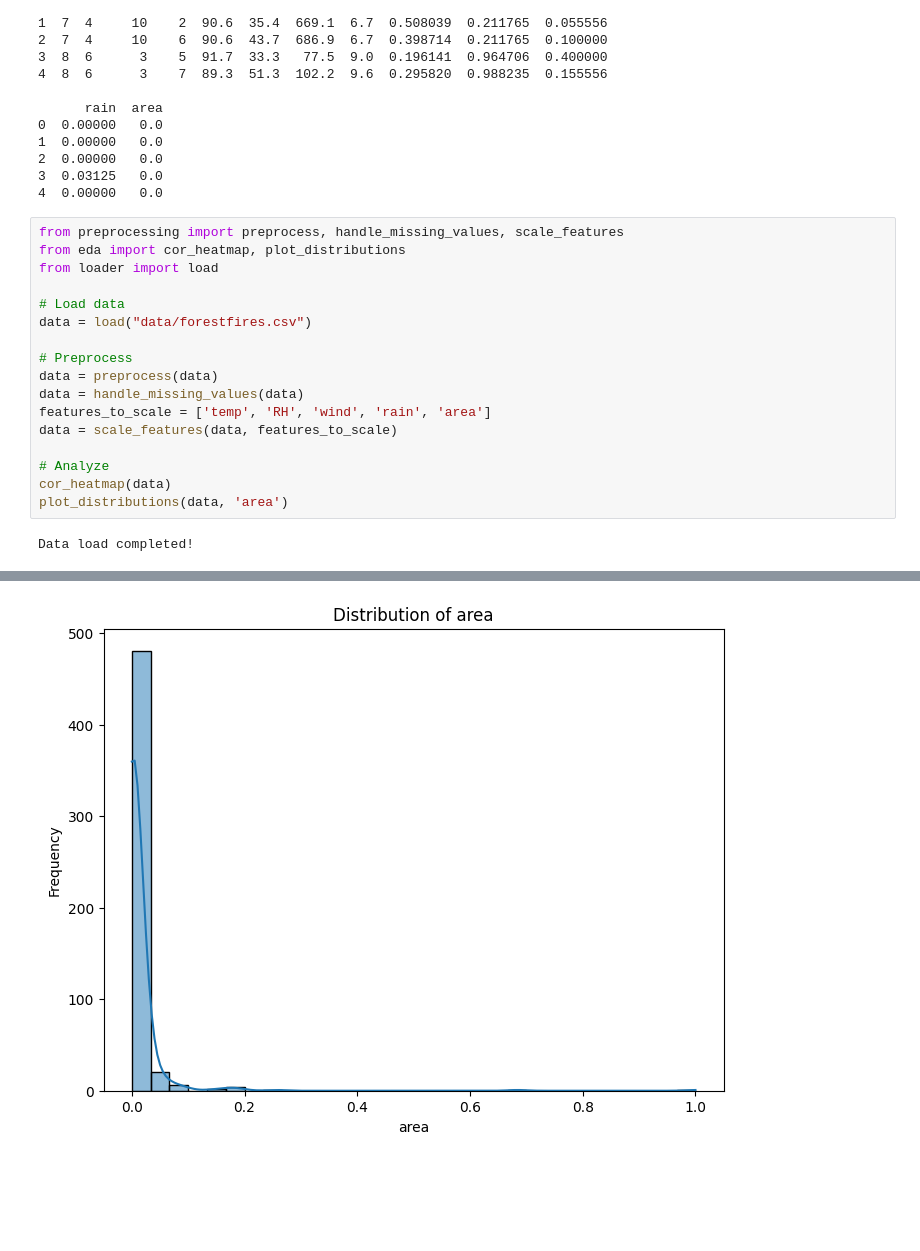
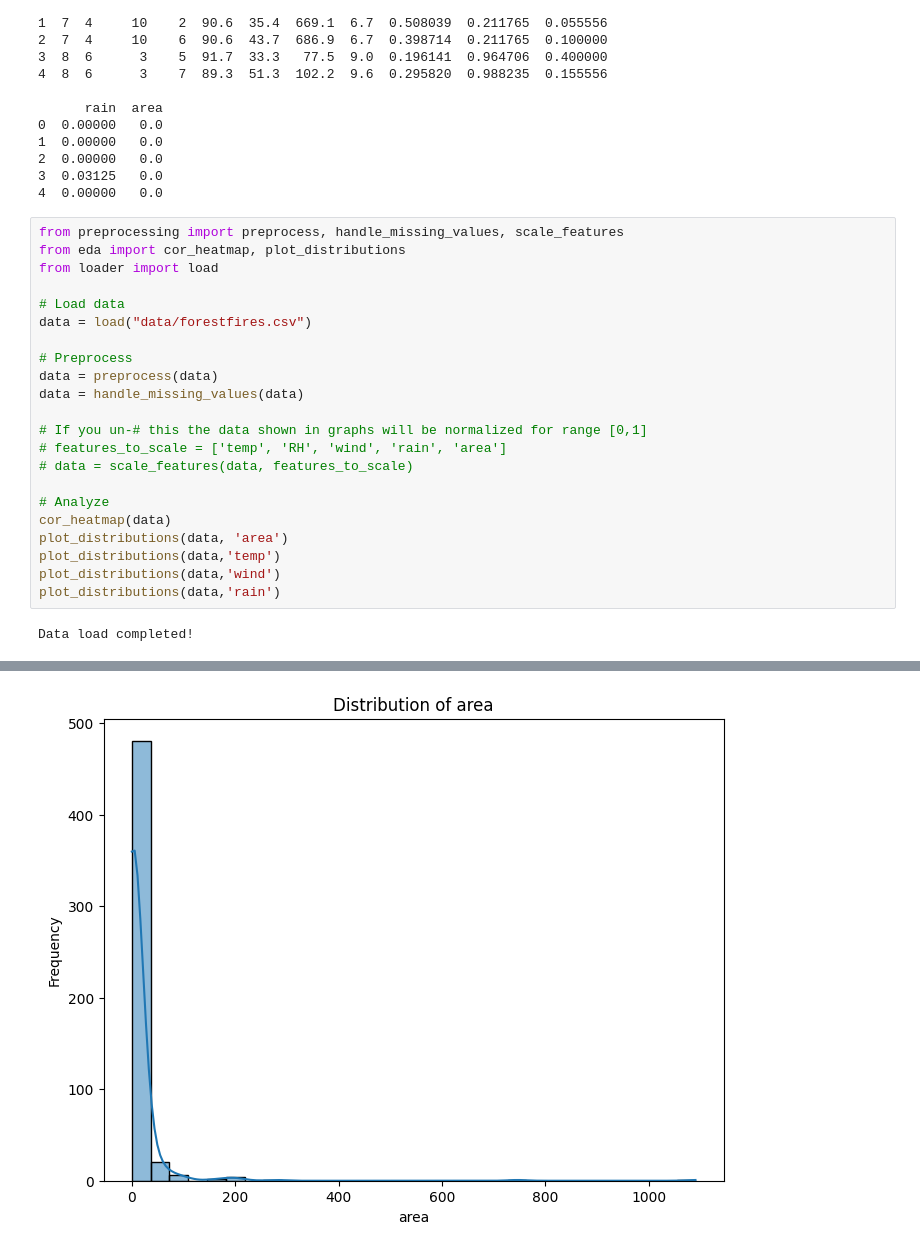
Before and after one commit to MecGlandorff/Forest-Fires, a Jupyter notebook: test.ipynb, the cells around one changed output, grey strips where cells are left out. Saved outputs shown, nothing was run; the diff lists cells and outputs as text; blank space fills up the shorter version.

Commit message:
denormalized test nb to check data

```diff
--- a/test.ipynb
+++ b/test.ipynb
@@ -45,21 +45,26 @@ Data load completed!
 # %%
 from preprocessing import preprocess, handle_missing_values, scale_features
 from eda import cor_heatmap, plot_distributions
 from loader import load
 
 # Load data
 data = load("data/forestfires.csv")
 
 # Preprocess
 data = preprocess(data)
 data = handle_missing_values(data)
-features_to_scale = ['temp', 'RH', 'wind', 'rain', 'area']
-data = scale_features(data, features_to_scale)
+
+# If you un-# this the data shown in graphs will be normalized for range [0,1]
+# features_to_scale = ['temp', 'RH', 'wind', 'rain', 'area']
+# data = scale_features(data, features_to_scale)
 
 # Analyze
 cor_heatmap(data)
 plot_distributions(data, 'area')
+plot_distributions(data,'temp')
+plot_distributions(data,'wind')
+plot_distributions(data,'rain')
 # %% [output]
 Data load completed!
 [figure]
-[figure, old version]
+[figure, new version]
```
Also changed, not shown: parts of 1 cell of this notebook.
